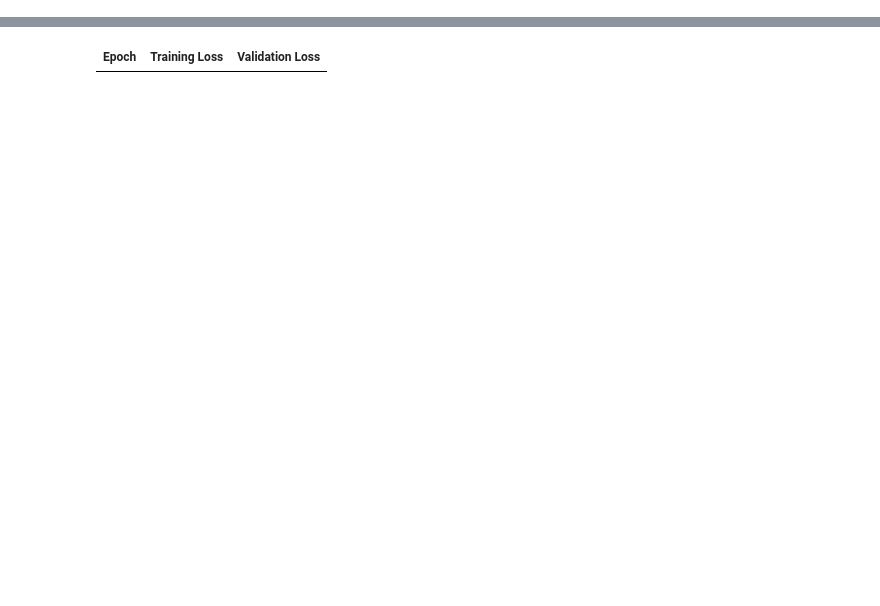
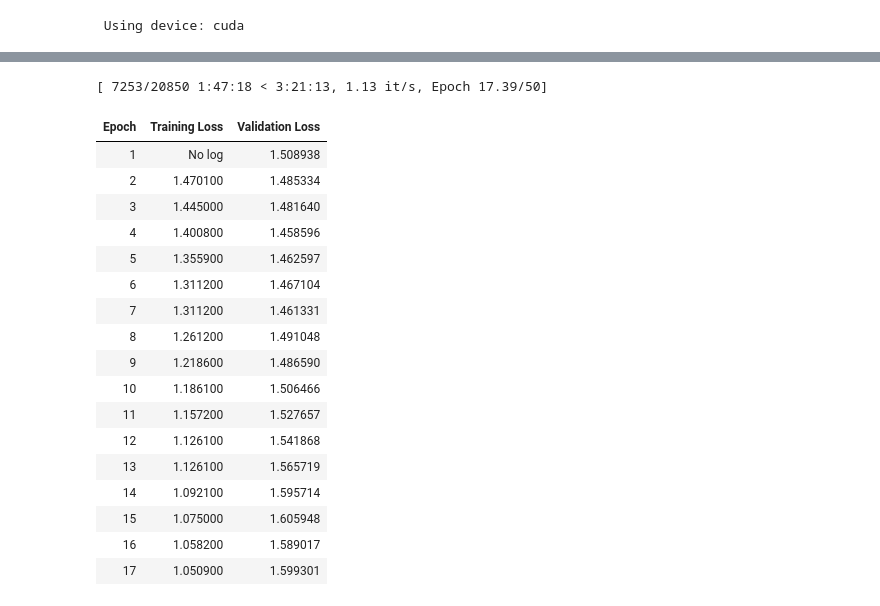
Before and after one commit to RaphaelEse/LawGorithmML, a Jupyter notebook: ML/Untitled25.ipynb, the cells around one changed output, grey strips where cells are left out. Cells and saved outputs as stored; diff of their text form; code cells hidden in the pictures; blank space fills up the shorter version.

```diff
--- a/ML/Untitled25.ipynb
+++ b/ML/Untitled25.ipynb
@@ -21,7 +39,7 @@ import concurrent.futures
 bills_path = "/content/LawGorithmML/citations/citations/sample_bills"
 
 # Get all text files in the directory
-bill_files = sorted(glob.glob(os.path.join(bills_path, "*.txt")))[:10]
+bill_files = sorted(glob.glob(os.path.join(bills_path, "*.txt")))
 
 bill_texts = {}
 def load_file(file):
@@ -94,15 +128,21 @@ df_citations.head()
 # %%
 # Keep only necessary columns
-df = df_citations[["context", "citeType"]]
-df = df.rename(columns={"context": "input_text", "citeType": "label"})
+df = df_citations[["text", "normCite", "citeType", "context", "high_confidence"]]
 
-# Encode labels as numbers
+# Rename columns for clarity
+df = df.rename(columns={"high_confidence": "label"})
+
+# Encode labels as numbers (since models need numerical labels)
 label_encoder = LabelEncoder()
 df["label"] = label_encoder.fit_transform(df["label"])
 
+# Save label mapping for later decoding
+label_mapping = dict(zip(label_encoder.classes_, label_encoder.transform(label_encoder.classes_)))
+print("Label Mapping:", label_mapping)
+
 # Split into train/test sets
 train_texts, test_texts, train_labels, test_labels = train_test_split(
-    df["input_text"], df["label"], test_size=0.2, random_state=42
+    df["context"], df["label"], test_size=0.2, random_state=42
 )
 
 # Convert into Pandas DataFrame format
@@ -110,5 +150,6 @@ train_df = pd.DataFrame({"text": train_texts, "label": train_labels})
 test_df = pd.DataFrame({"text": test_texts, "label": test_labels})
 
 # Show some training examples
-train_df.head()
+print(f"Training Samples: {len(train_df)}, Test Samples: {len(test_df)}")
+train_df.head(10)
 # %% [output]
@@ -145,13 +191,20 @@ To support symlinks on Windows, you either need to activate Developer Mode or to
+# %%
+device = "cuda" if torch.cuda.is_available() else "cpu"
+print(f" Using device: {device}")
+# %% [output]
+ Using device: cuda
 # %%
+model.to(device)
 # Define training arguments
 training_args = TrainingArguments(
     output_dir="./results",
     evaluation_strategy="epoch",
-    learning_rate=2e-5,
-    per_device_train_batch_size=2,
-    per_device_eval_batch_size=2,
-    num_train_epochs=3,
+    learning_rate=1e-5,
+    per_device_train_batch_size=32,
+    per_device_eval_batch_size=32,
+    num_train_epochs=50,
     weight_decay=0.01,
+    fp16=True,
     logging_dir='./logs',
 )
 
@@ -162,7 +215,6 @@ trainer = Trainer(
     train_dataset=tokenized_train,
     eval_dataset=tokenized_test,
 )
-
 # Train the model
 trainer.train()
 # %% [output]
@@ -170 +222,19 @@ trainer.train()
+[ 7253/20850 1:47:18 < 3:21:13, 1.13 it/s, Epoch 17.39/50]
 | Epoch | Training Loss | Validation Loss |
+| 1 | No log | 1.508938 |
+| 2 | 1.470100 | 1.485334 |
+| 3 | 1.445000 | 1.481640 |
+| 4 | 1.400800 | 1.458596 |
+| 5 | 1.355900 | 1.462597 |
+| 6 | 1.311200 | 1.467104 |
+| 7 | 1.311200 | 1.461331 |
+| 8 | 1.261200 | 1.491048 |
+| 9 | 1.218600 | 1.486590 |
+| 10 | 1.186100 | 1.506466 |
+| 11 | 1.157200 | 1.527657 |
+| 12 | 1.126100 | 1.541868 |
+| 13 | 1.126100 | 1.565719 |
+| 14 | 1.092100 | 1.595714 |
+| 15 | 1.075000 | 1.605948 |
+| 16 | 1.058200 | 1.589017 |
+| 17 | 1.050900 | 1.599301 |
```
Also changed, not shown: parts of 10 cells of this notebook.
